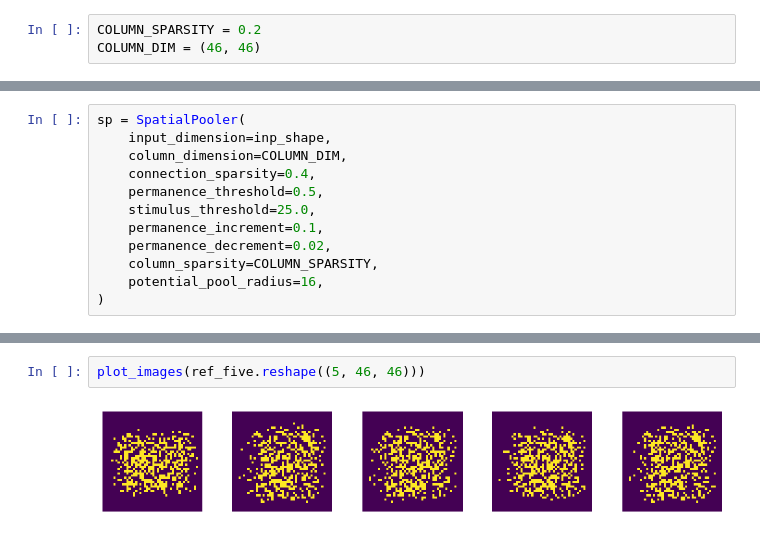
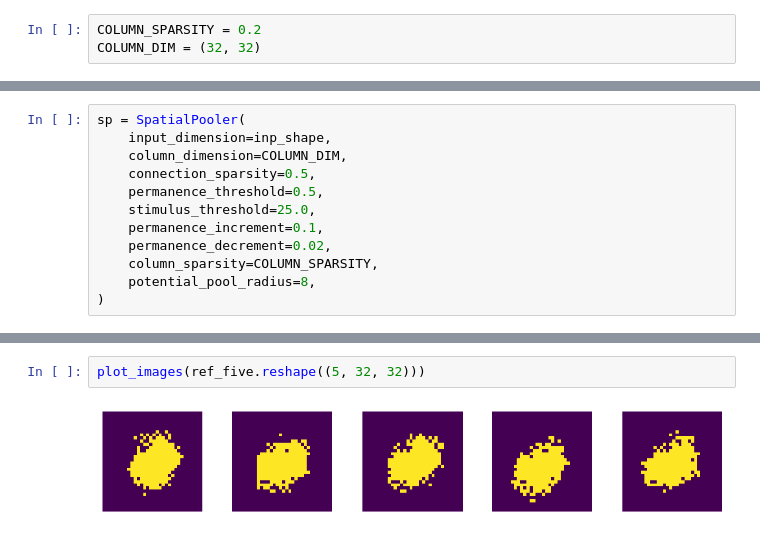
Before and after one commit to MoShrank/bachelor-thesis-research, a Jupyter notebook: Spatial Pooling.ipynb, the cells around one changed output, grey strips where cells are left out. Cells and saved outputs as stored; diff of their text form.

```diff
--- a/Spatial Pooling.ipynb
+++ b/Spatial Pooling.ipynb
@@ -53,20 +53,20 @@ plot_images(x_train[:5])
 [interactive output not drawn]
 # %%
 COLUMN_SPARSITY = 0.2
-COLUMN_DIM = (46, 46)
+COLUMN_DIM = (32, 32)
 # %% [output]
 [interactive output not drawn]
 # %%
 sp = SpatialPooler(
     input_dimension=inp_shape,
     column_dimension=COLUMN_DIM,
-    connection_sparsity=0.4,
+    connection_sparsity=0.5,
     permanence_threshold=0.5,
     stimulus_threshold=25.0,
     permanence_increment=0.1,
     permanence_decrement=0.02,
     column_sparsity=COLUMN_SPARSITY,
-    potential_pool_radius=16,
+    potential_pool_radius=8,
 )
 # %% [output]
 [interactive output not drawn]
@@ -88,5 +102,5 @@ ref_five, test_five = get_sp_sdr_test_set(sp, x_train, y_train, 5, False)
 # %%
-plot_images(ref_five.reshape((5, 46, 46)))
+plot_images(ref_five.reshape((5, 32, 32)))
 # %% [output]
-[figure, old version]
+[figure, new version]
 [interactive output not drawn]
```
Also changed, not shown: parts of 21 cells of this notebook, 1 other file.
